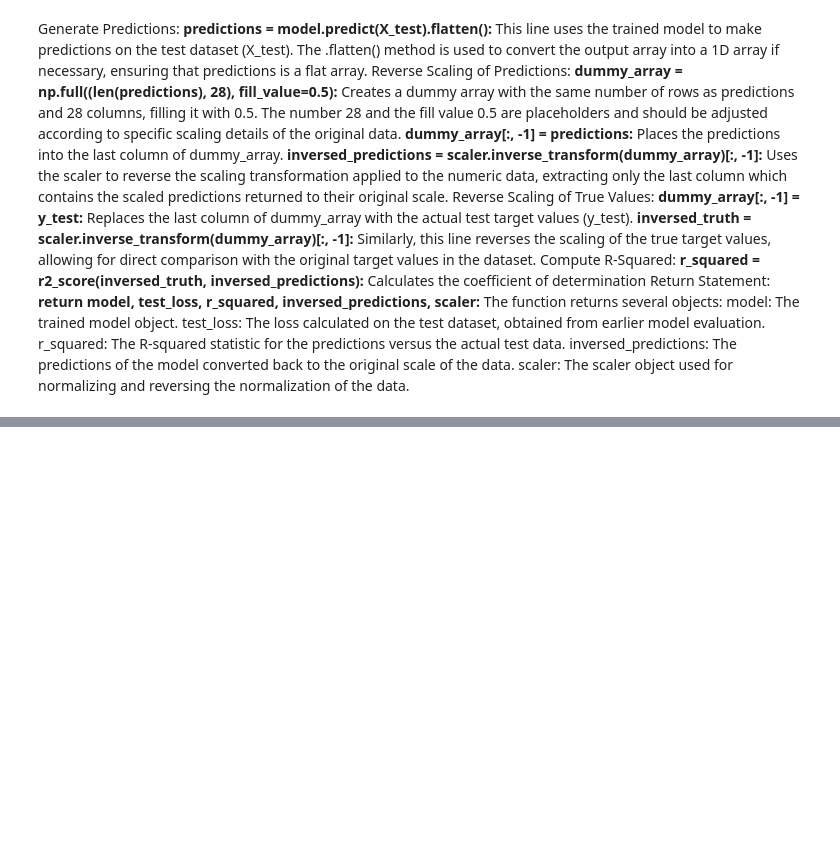
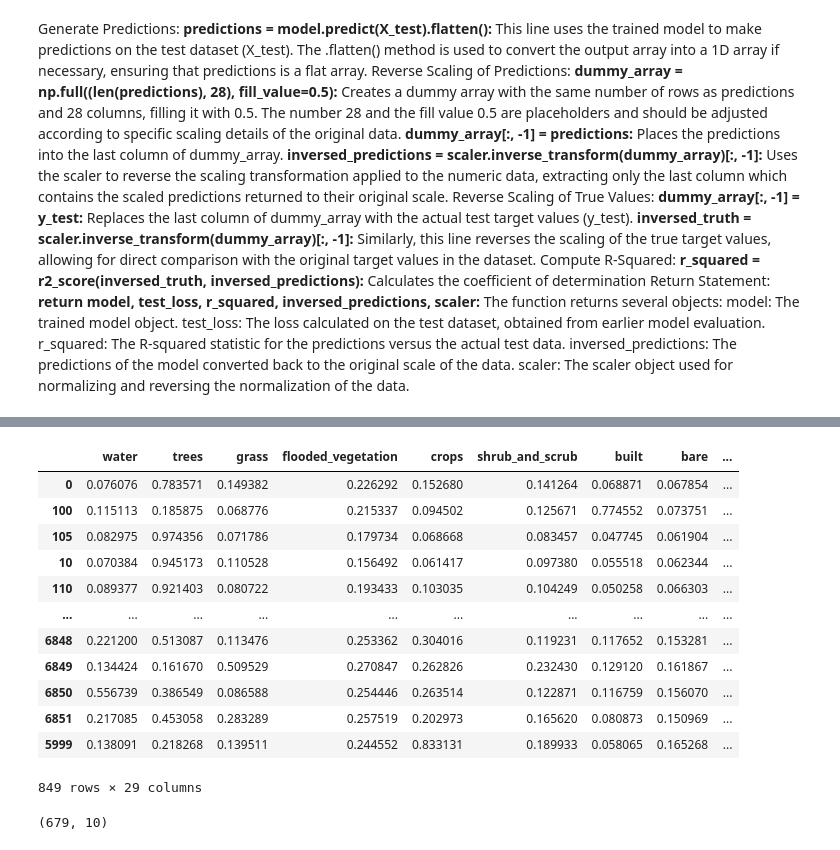
Before and after one commit to hayleypc/HawaiiClimate, a Jupyter notebook: soil_dl.ipynb, the cells around one changed output, grey strips where cells are left out. Drawn from its saved outputs; the diff is of its cells as text; code cells hidden in the pictures; blank space fills up the shorter version.

```diff
--- a/soil_dl.ipynb
+++ b/soil_dl.ipynb
@@ -451,0 +442,18 @@ plt.show()
+# %%
+matched_data = reserve_data
+# %%
+matched_data['distance'] = 0
+unique_rows = matched_data[matched_data["depth_adj_bottom"] == '20']
+unique_rows = unique_rows.drop_duplicates(subset=['latitude', 'longitude'])
+unique_rows = unique_rows[unique_rows['distance'] < 251]
+matched_data = unique_rows
+matched_data['imp_c_float'] = [float(datum) for datum in matched_data['imp_c']]
+id_fields = matched_data[['source_dataset', 'island', 'soil_column_id', 'unique_id', 'depth_top', 'depth_bottom', 'depth_adj_bottom', 'latitude', 'longitude']]
+keep_cols = [21,22,23,24,25,26,27,28, 29, 31,32, 33,34,36,36,37,38,39,40,41,42,43,44,45,46,47, 48, 55]
+numeric_cols = matched_data.iloc[:,keep_cols]
+numeric_cols.replace('', np.nan, inplace=True)
+numeric_cols = numeric_cols.astype(float)
+numeric_cols.fillna(0, inplace=True)
+scaled_numeric_cols = scaler.transform(numeric_cols)
+scaled_numeric_df = pd.DataFrame(scaled_numeric_cols, columns=numeric_cols.columns, index=numeric_cols.index)
+numeric_df = pd.concat([id_fields, scaled_numeric_df], axis=1)
@@ -496,6 +520,22 @@ scaled_numeric_df['norm_dist_array'] = scaled_numeric_df['norm_dist_array'].to_l
 scaled_numeric_df.dropna(inplace=True)
 # %%
 norm_dist_array = np.array([i for i in scaled_numeric_df['norm_dist_array']])
+# %%
+scaled_numeric_df
+# %% [output]
+|  | water | trees | grass | flooded_vegetation | crops | shrub_and_scrub | built | bare | ... |
+| 0 | 0.076076 | 0.783571 | 0.149382 | 0.226292 | 0.152680 | 0.141264 | 0.068871 | 0.067854 | ... |
+| 100 | 0.115113 | 0.185875 | 0.068776 | 0.215337 | 0.094502 | 0.125671 | 0.774552 | 0.073751 | ... |
+| 105 | 0.082975 | 0.974356 | 0.071786 | 0.179734 | 0.068668 | 0.083457 | 0.047745 | 0.061904 | ... |
+| 10 | 0.070384 | 0.945173 | 0.110528 | 0.156492 | 0.061417 | 0.097380 | 0.055518 | 0.062344 | ... |
+| 110 | 0.089377 | 0.921403 | 0.080722 | 0.193433 | 0.103035 | 0.104249 | 0.050258 | 0.066303 | ... |
+| ... | ... | ... | ... | ... | ... | ... | ... | ... | ... |
+| 6848 | 0.221200 | 0.513087 | 0.113476 | 0.253362 | 0.304016 | 0.119231 | 0.117652 | 0.153281 | ... |
+| 6849 | 0.134424 | 0.161670 | 0.509529 | 0.270847 | 0.262826 | 0.232430 | 0.129120 | 0.161867 | ... |
+| 6850 | 0.556739 | 0.386549 | 0.086588 | 0.254446 | 0.263514 | 0.122871 | 0.116759 | 0.156070 | ... |
+| 6851 | 0.217085 | 0.453058 | 0.283289 | 0.257519 | 0.202973 | 0.165620 | 0.080873 | 0.150969 | ... |
+| 5999 | 0.138091 | 0.218268 | 0.139511 | 0.244552 | 0.833131 | 0.189933 | 0.058065 | 0.165268 | ... |
+849 rows × 29 columns
 # %%
 
 X = scaled_numeric_df.iloc[:, :-1]
@@ -509,6 +549,8 @@ X_train, X_test, y_train, y_test = train_test_split(X, y, test_size=0.2, random_
 model = build_model(X_train.shape[1],output_shape=10)
 # %%
 y_train.shape
+# %% [output]
+(679, 10)
 # %%
 
 
```
Also changed, not shown: parts of 15 cells of this notebook.
